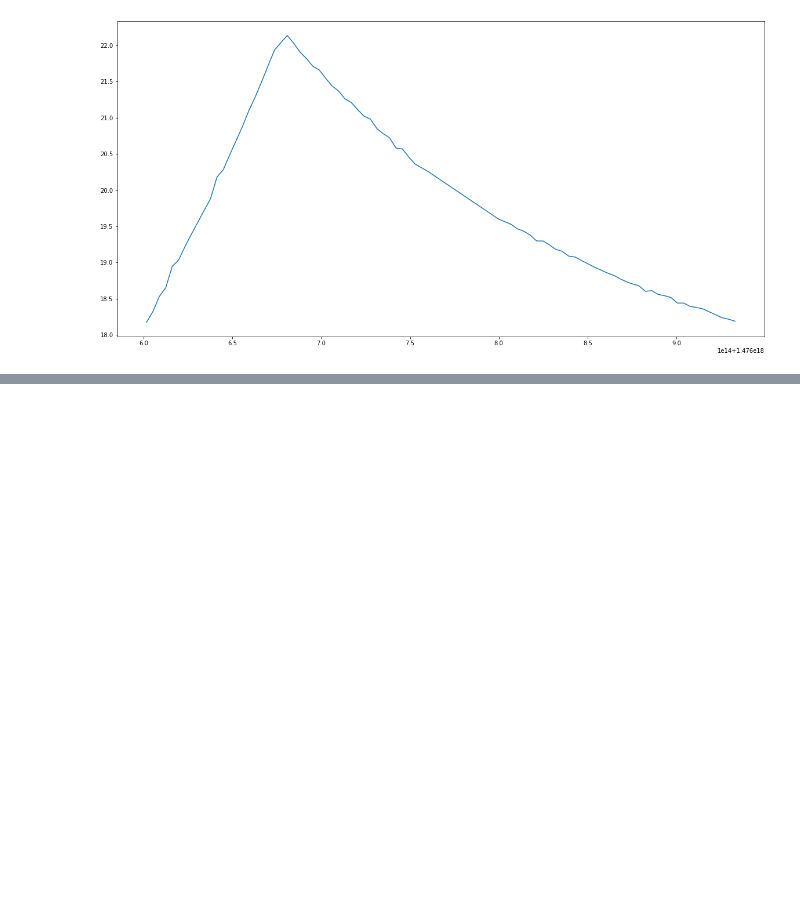
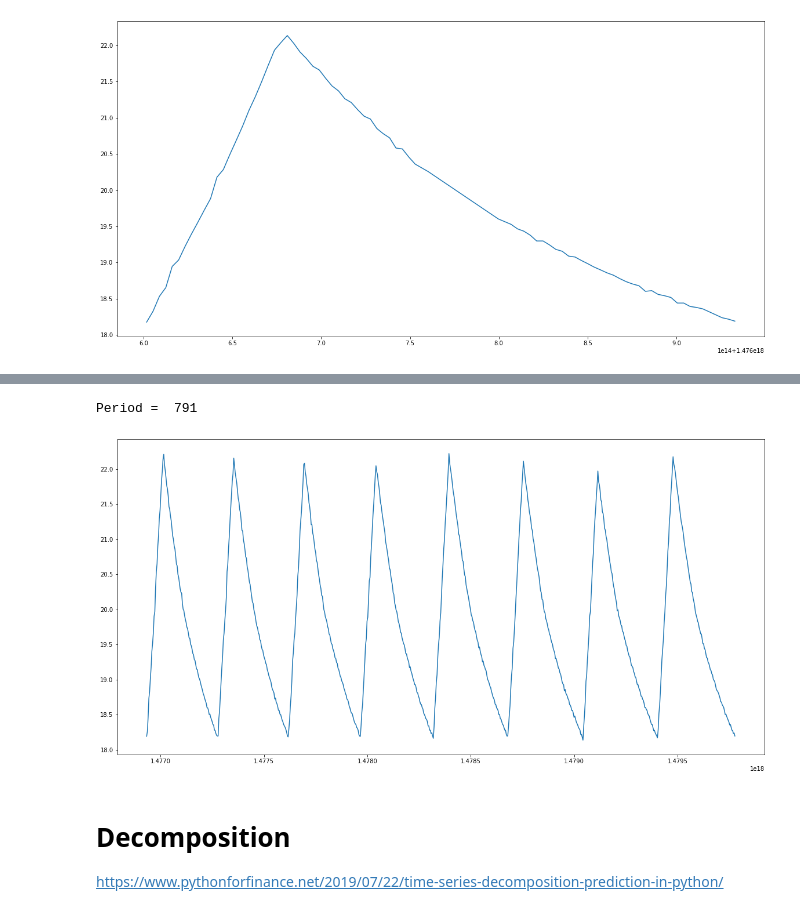
Before and after one commit to parinyad123/Telemetry_Project, a Jupyter notebook: New/UntitledFolder/TTH15A_data_engineering.ipynb, the cells around one changed output, grey strips where cells are left out. Cells and saved outputs as stored; diff of their text form; code cells hidden in the pictures; blank space fills up the shorter version.

```diff
--- a/New/UntitledFolder/Untitled.ipynb
+++ b/New/UntitledFolder/TTH15A_data_engineering.ipynb
@@ -475,0 +514,21 @@ Period =  81
+# %%
+s_period = 106
+e_period = 106+97+94+97+98+100+101+100+104
+#1000
+
+print('Period = ',e_period-s_period)
+plt.figure(figsize=(20,10))
+plt.plot(data_feature['date_epoch'][s_period:e_period] ,
+         data_feature['avg'][s_period:e_period])
+# plt.figure()
+# x = data_feature[data_feature['date_epoch'][0]]+106
+# plt.axvline(x=x)
+# plt.axvline(x=1.476771e+18)
+plt.show()
+# %% [output]
+Period =  791
+[figure, added]
+# %% [markdown]
+# Decomposition
+
+https://www.pythonforfinance.net/2019/07/22/time-series-decomposition-prediction-in-python/
```
Also changed, not shown: parts of 20 cells of this notebook, 3 other files.
